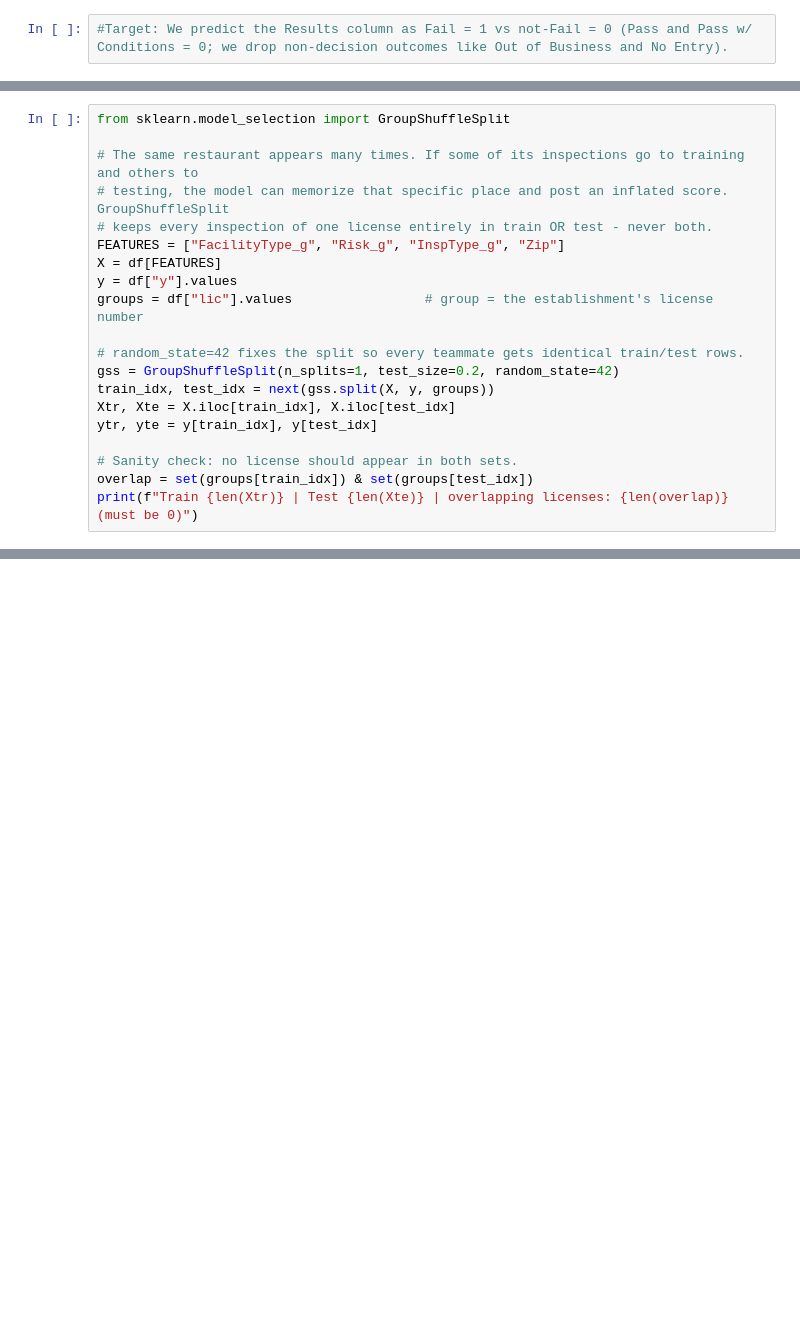
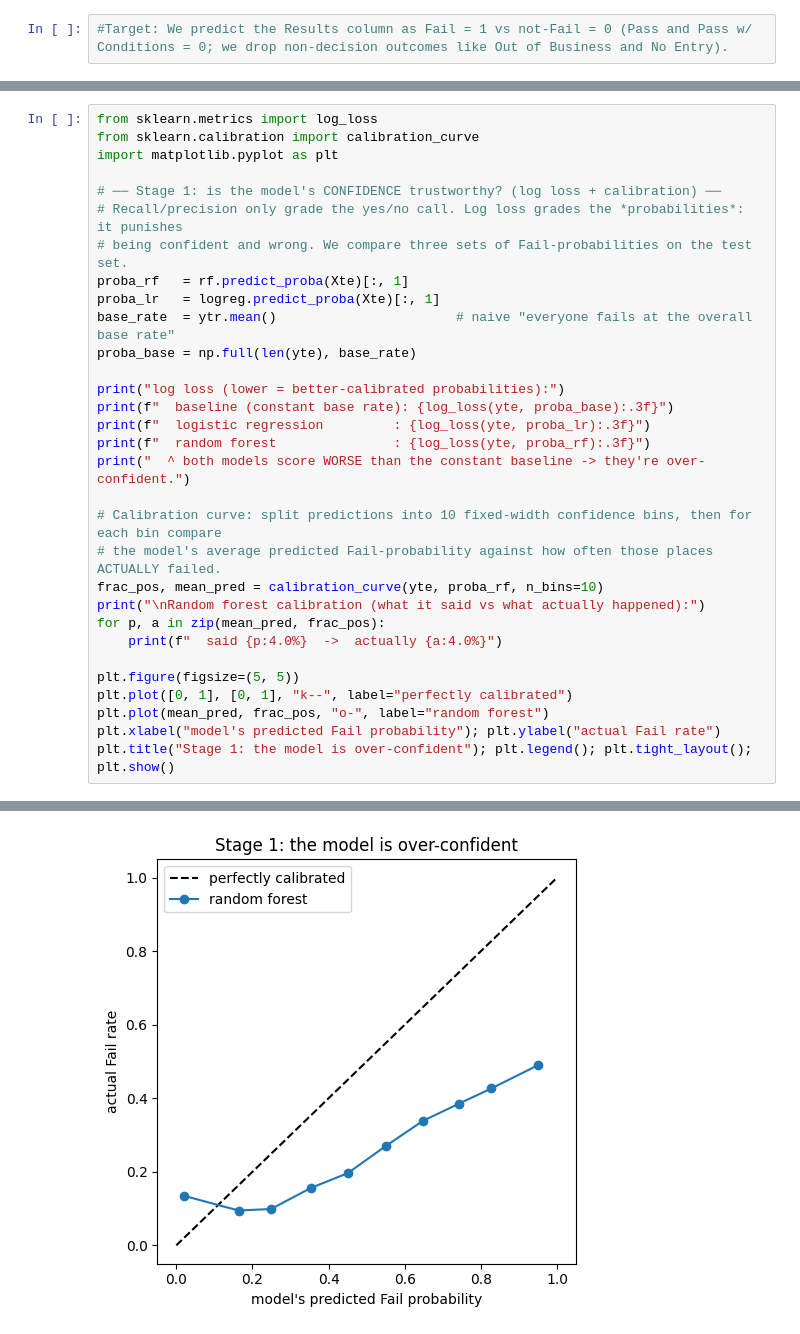
Before and after one commit to kh1z3r/chicago-food-inspections, a Jupyter notebook: food_inspections.ipynb, the cells around one changed output, grey strips where cells are left out. Drawn from its saved outputs; the diff is of its cells as text; blank space fills up the shorter version.

```diff
--- a/food_inspections.ipynb
+++ b/food_inspections.ipynb
@@ -220,20 +172,0 @@ Name: count, dtype: int64
-# %%
-from sklearn.model_selection import GroupShuffleSplit
-
-# The same restaurant appears many times. If some of its inspections go to training and others to
-# testing, the model can memorize that specific place and post an inflated score. GroupShuffleSplit
-# keeps every inspection of one license entirely in train OR test - never both.
-FEATURES = ["FacilityType_g", "Risk_g", "InspType_g", "Zip"]
-X = df[FEATURES]
-y = df["y"].values
-groups = df["lic"].values                 # group = the establishment's license number
-
-# random_state=42 fixes the split so every teammate gets identical train/test rows.
-gss = GroupShuffleSplit(n_splits=1, test_size=0.2, random_state=42)
-train_idx, test_idx = next(gss.split(X, y, groups))
-Xtr, Xte = X.iloc[train_idx], X.iloc[test_idx]
-ytr, yte = y[train_idx], y[test_idx]
-
-# Sanity check: no license should appear in both sets.
-overlap = set(groups[train_idx]) & set(groups[test_idx])
-print(f"Train {len(Xtr)} | Test {len(Xte)} | overlapping licenses: {len(overlap)} (must be 0)")
@@ -293,0 +173,32 @@ confusion [[TN FP][FN TP]]:
+# %%
+from sklearn.metrics import log_loss
+from sklearn.calibration import calibration_curve
+import matplotlib.pyplot as plt
+
+# ── Stage 1: is the model's CONFIDENCE trustworthy? (log loss + calibration) ──
+# Recall/precision only grade the yes/no call. Log loss grades the *probabilities*: it punishes
+# being confident and wrong. We compare three sets of Fail-probabilities on the test set.
+proba_rf   = rf.predict_proba(Xte)[:, 1]
+proba_lr   = logreg.predict_proba(Xte)[:, 1]
+base_rate  = ytr.mean()                       # naive "everyone fails at the overall base rate"
+proba_base = np.full(len(yte), base_rate)
+
+print("log loss (lower = better-calibrated probabilities):")
+print(f"  baseline (constant base rate): {log_loss(yte, proba_base):.3f}")
+print(f"  logistic regression         : {log_loss(yte, proba_lr):.3f}")
+print(f"  random forest               : {log_loss(yte, proba_rf):.3f}")
+print("  ^ both models score WORSE than the constant baseline -> they're over-confident.")
+
+# Calibration curve: split predictions into 10 fixed-width confidence bins, then for each bin compare
+# the model's average predicted Fail-probability against how often those places ACTUALLY failed.
+frac_pos, mean_pred = calibration_curve(yte, proba_rf, n_bins=10)
+print("\nRandom forest calibration (what it said vs what actually happened):")
+for p, a in zip(mean_pred, frac_pos):
+    print(f"  said {p:4.0%}  ->  actually {a:4.0%}")
+
+plt.figure(figsize=(5, 5))
+plt.plot([0, 1], [0, 1], "k--", label="perfectly calibrated")
+plt.plot(mean_pred, frac_pos, "o-", label="random forest")
+plt.xlabel("model's predicted Fail probability"); plt.ylabel("actual Fail rate")
+plt.title("Stage 1: the model is over-confident"); plt.legend(); plt.tight_layout(); plt.show()
+# %% [output]
@@ -294,3 +222,4 @@ confusion [[TN FP][FN TP]]:
+[figure, added]
 # %%
 from sklearn.inspection import permutation_importance
 import matplotlib.pyplot as plt
```
Also changed, not shown: parts of 19 cells of this notebook.
